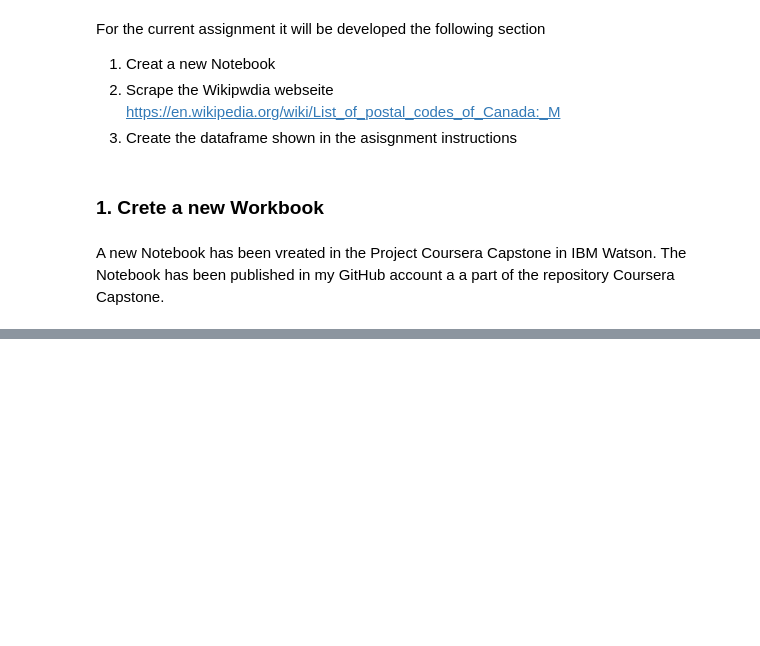
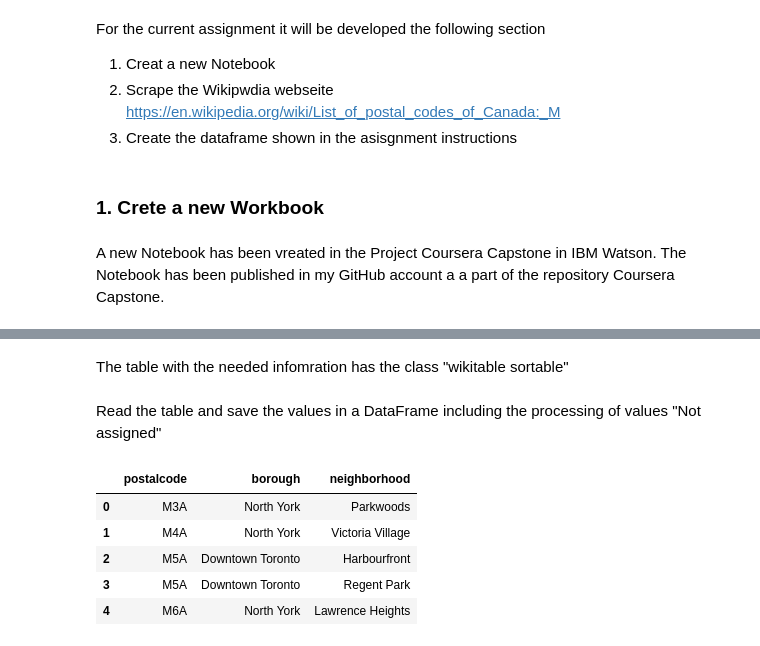
Before and after one commit to alevasquez/Coursera_Capstone, a Jupyter notebook: Asignment Clustering and Neighborhoods.ipynb, the cells around one changed output, grey strips where cells are left out. Drawn from its saved outputs; the diff is of its cells as text; code cells hidden in the pictures; blank space fills up the shorter version.

```diff
--- a/Asignment Clustering and Neighborhoods.ipynb
+++ b/Asignment Clustering and Neighborhoods.ipynb
@@ -14,0 +15,3 @@ A new Notebook has been vreated in the Project Coursera Capstone in IBM Watson.
+# %%
+wikipedia_link='https://en.wikipedia.org/wiki/List_of_postal_codes_of_Canada:_M'
+print('The website to scrap is: ' , wikipedia_link)
@@ -14,0 +45,3 @@ A new Notebook has been vreated in the Project Coursera Capstone in IBM Watson.
+# %%
+r= requests.get(wikipedia_link)
+soup = BeautifulSoup(r.text,'lxml')
@@ -14,0 +70,28 @@ A new Notebook has been vreated in the Project Coursera Capstone in IBM Watson.
+# %% [markdown]
+The table with the needed infomration has the class "wikitable sortable"
+# %%
+table = soup.find('table', class_='wikitable sortable')
+# %% [markdown]
+Read the table and save the values in a DataFrame including the processing of values "Not assigned"
+# %%
+df2 = pd.DataFrame(columns=['postalcode', 'borough', 'neighborhood'])
+for line in table.find_all('tr'):
+    i = 0
+    for elem in line.find_all('td'):
+        if elem.text != "":
+            my_val[i] = elem.text.strip()
+            i = i+1
+    if my_val[1] != "Not assigned" :
+        if my_val[2] == "Not assigned":
+            df2 = df2.append(pd.Series([my_val[0],my_val[1],my_val[1]], index=df2.columns ), ignore_index=True)
+        else:
+            df2 = df2.append(pd.Series([my_val[0],my_val[1],my_val[2]], index=df2.columns ), ignore_index=True)
+# %%
+df2.head()
+# %% [output]
+|  | postalcode | borough | neighborhood |
+| 0 | M3A | North York | Parkwoods |
+| 1 | M4A | North York | Victoria Village |
+| 2 | M5A | Downtown Toronto | Harbourfront |
+| 3 | M5A | Downtown Toronto | Regent Park |
+| 4 | M6A | North York | Lawrence Heights |
```
Also changed, not shown: parts of 13 cells of this notebook.
